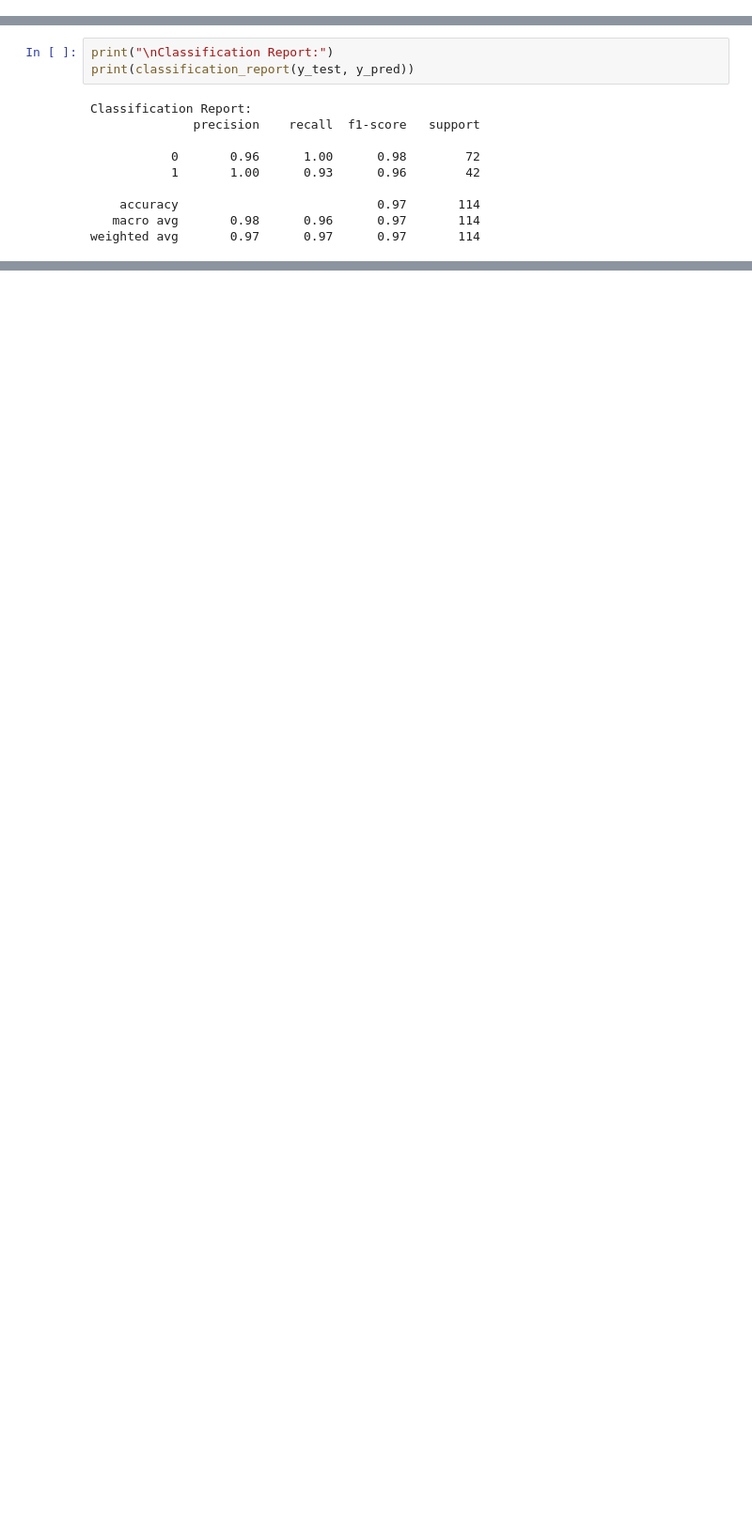
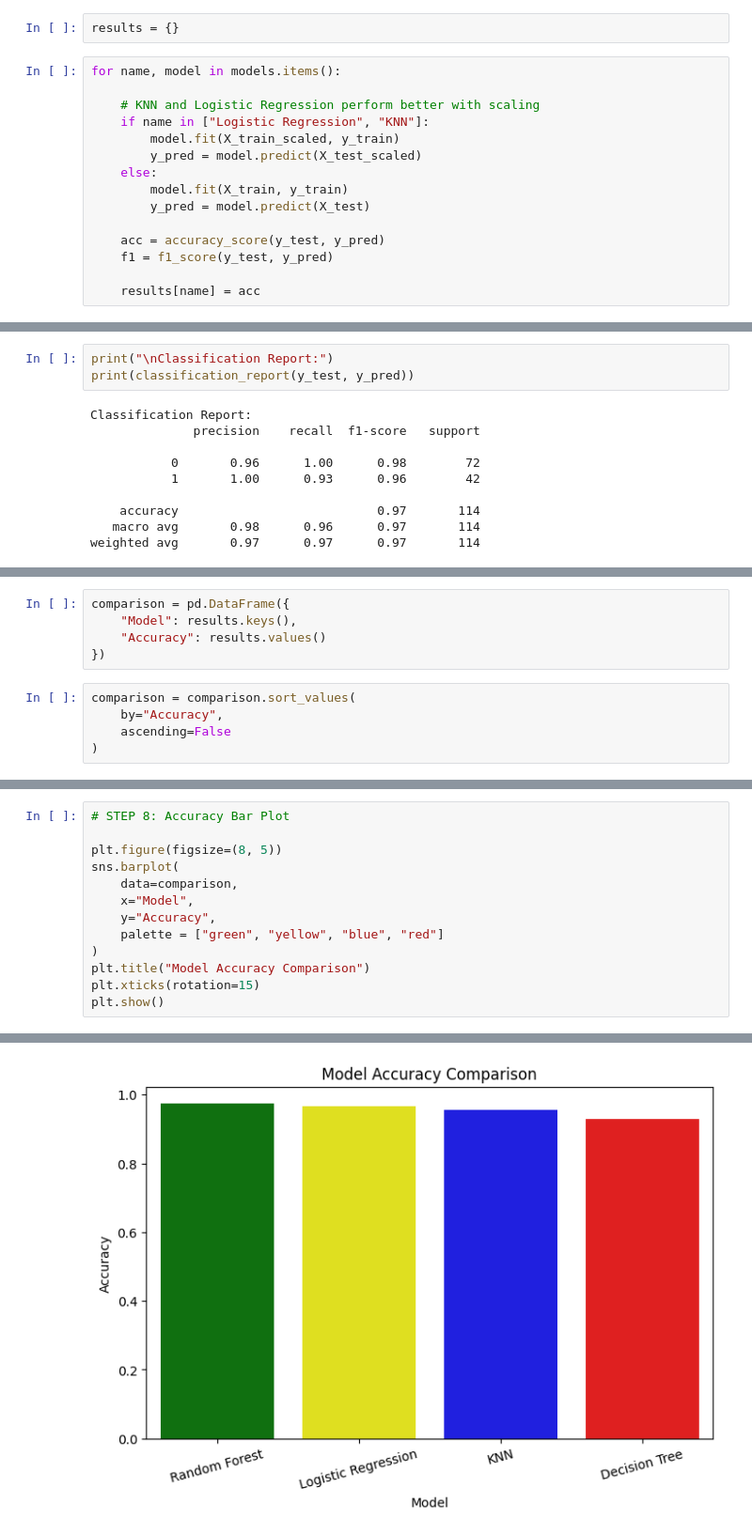
Before and after one commit to sainibunty2309-del/Breast-Cancer-Prediction-ML, a Jupyter notebook: breast_cancer.ipynb, the cells around one changed output, grey strips where cells are left out. Shown at 94% size. Drawn from its saved outputs; the diff is of its cells as text; blank space fills up the shorter version.

Commit message:
model comparision

```diff
--- a/breast_cancer.ipynb
+++ b/breast_cancer.ipynb
@@ -281,0 +325,17 @@ Accuracy:
+# %%
+results = {}
+# %%
+for name, model in models.items():
+
+    # KNN and Logistic Regression perform better with scaling
+    if name in ["Logistic Regression", "KNN"]:
+        model.fit(X_train_scaled, y_train)
+        y_pred = model.predict(X_test_scaled)
+    else:
+        model.fit(X_train, y_train)
+        y_pred = model.predict(X_test)
+
+    acc = accuracy_score(y_test, y_pred)
+    f1 = f1_score(y_test, y_pred)
+
+    results[name] = acc
@@ -301,0 +379,10 @@ Confusion Matrix:
+# %%
+comparison = pd.DataFrame({
+    "Model": results.keys(),
+    "Accuracy": results.values()
+})
+# %%
+comparison = comparison.sort_values(
+    by="Accuracy",
+    ascending=False
+)
@@ -301,0 +397,14 @@ Confusion Matrix:
+# %%
+# STEP 8: Accuracy Bar Plot
+
+plt.figure(figsize=(8, 5))
+sns.barplot(
+    data=comparison,
+    x="Model",
+    y="Accuracy",
+    palette = ["green", "yellow", "blue", "red"]
+)
+plt.title("Model Accuracy Comparison")
+plt.xticks(rotation=15)
+plt.show()
+# %% [output]
@@ -301,0 +414 @@ Confusion Matrix:
+[figure, added]
```
Also changed, not shown: parts of 29 cells of this notebook.
